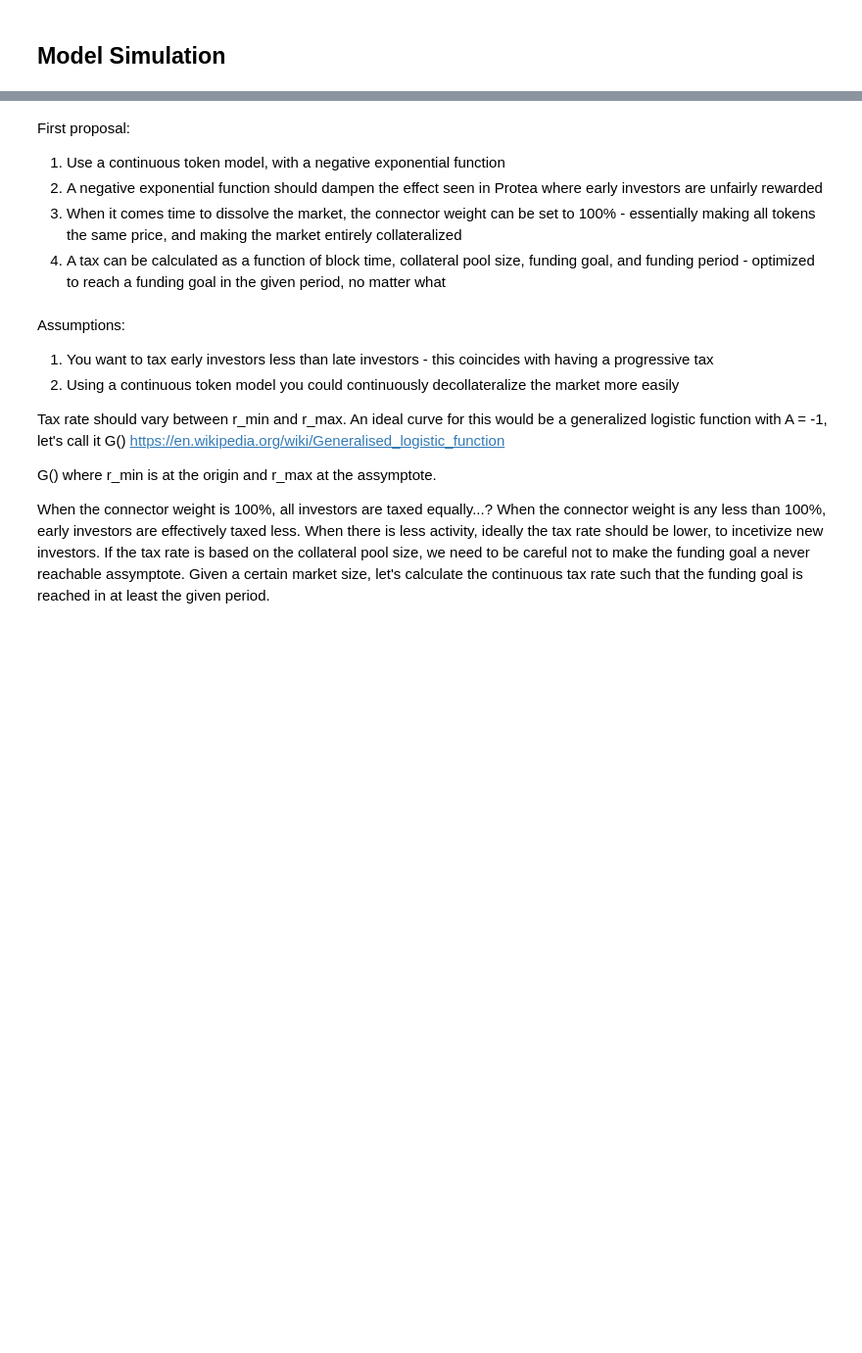
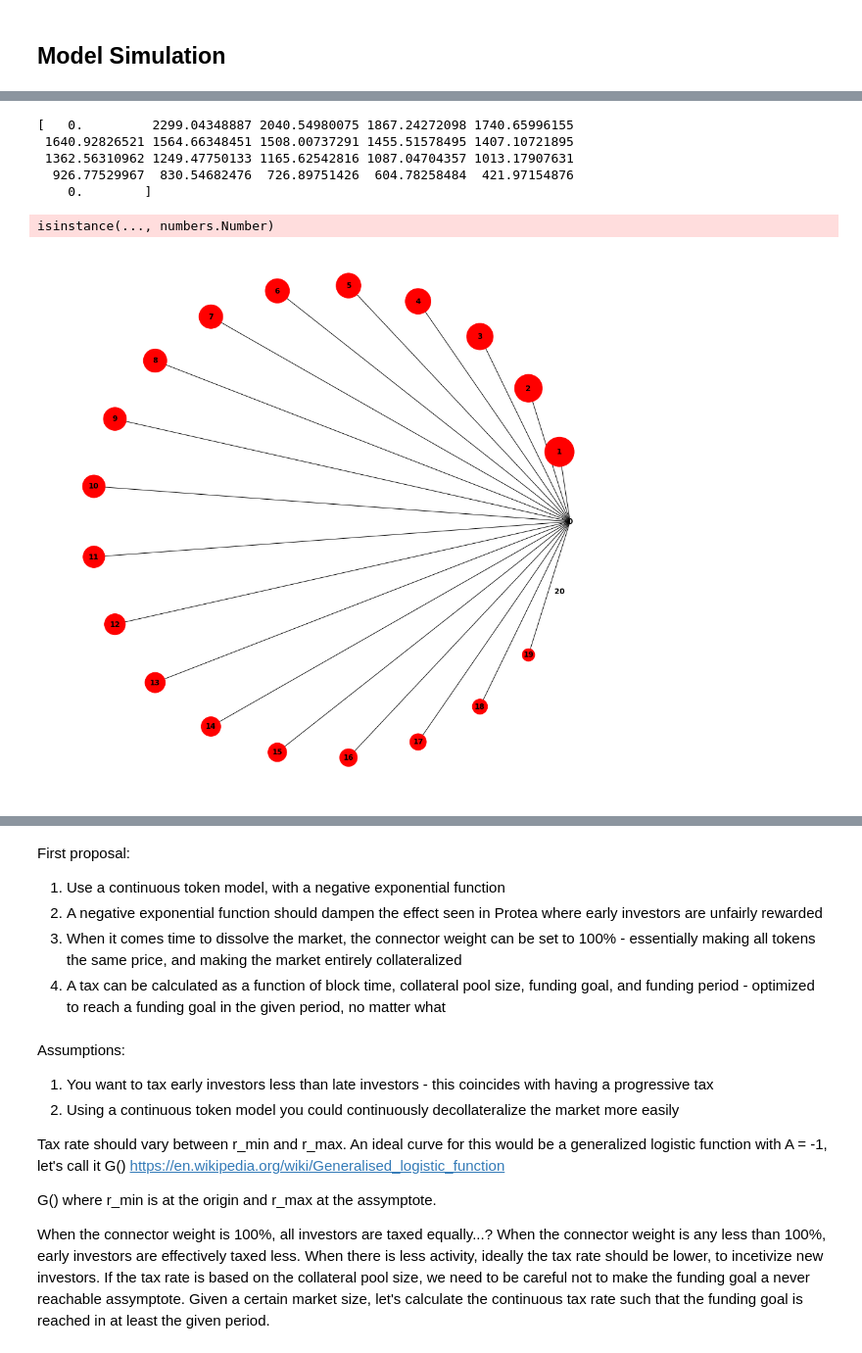
Before and after one commit to BenSchZA/system-modelling-scratchpad, a Jupyter notebook: jupyter-lab-environment/workspace/molecule-alpha.ipynb, the cells around one changed output, grey strips where cells are left out. Shown at 98% size. Drawn from its saved outputs; the diff is of its cells as text; code cells hidden in the pictures; blank space fills up the shorter version.

```diff
--- a/jupyter-lab-environment/workspace/molecule-alpha.ipynb
+++ b/jupyter-lab-environment/workspace/molecule-alpha.ipynb
@@ -602,0 +603,24 @@ plt.legend(['Vault', 'Bonding Curve'], ncol = 2)
+# %%
+time_step = 360
+
+df['investor_balance'] = df[NetworkState.network].apply(lambda g: [g.node[j]['data'].estimated_value
+                                                                            for j in get_node_ids_of_type(g, 'investor')])
+
+node_sizes = np.append([0], np.divide(df['investor_balance'][time_step], 10))
+print(node_sizes)
+plt.figure(1,figsize=(12,12))
+nx.draw_circular(df[NetworkState.network][360], node_color=color_map, node_size=node_sizes, font_weight='bold', with_labels=True) # with_labels=True
+
+# print(type(df[NetworkState.network]))
+# df = pd.DataFrame(raw_result)
+# print(df[NetworkState.network].apply(lambda g: g.nodes))
+
+# print(df['investor_balance'])
+# %% [output]
+[   0.         2299.04348887 2040.54980075 1867.24272098 1740.65996155
+ 1640.92826521 1564.66348451 1508.00737291 1455.51578495 1407.10721895
+ 1362.56310962 1249.47750133 1165.62542816 1087.04704357 1013.17907631
+  926.77529967  830.54682476  726.89751426  604.78258484  421.97154876
+    0.        ]
+isinstance(..., numbers.Number)
+[figure, added]
```
Also changed, not shown: parts of 25 cells of this notebook.
